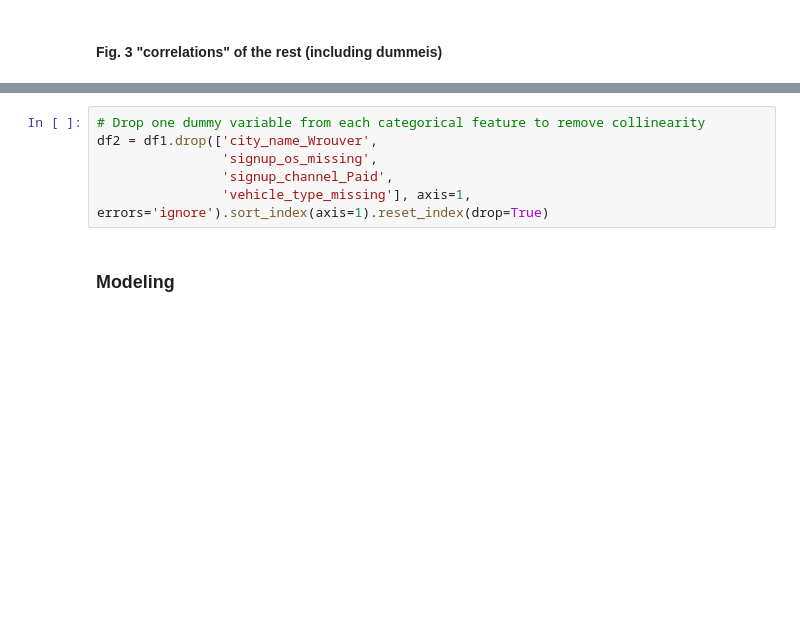
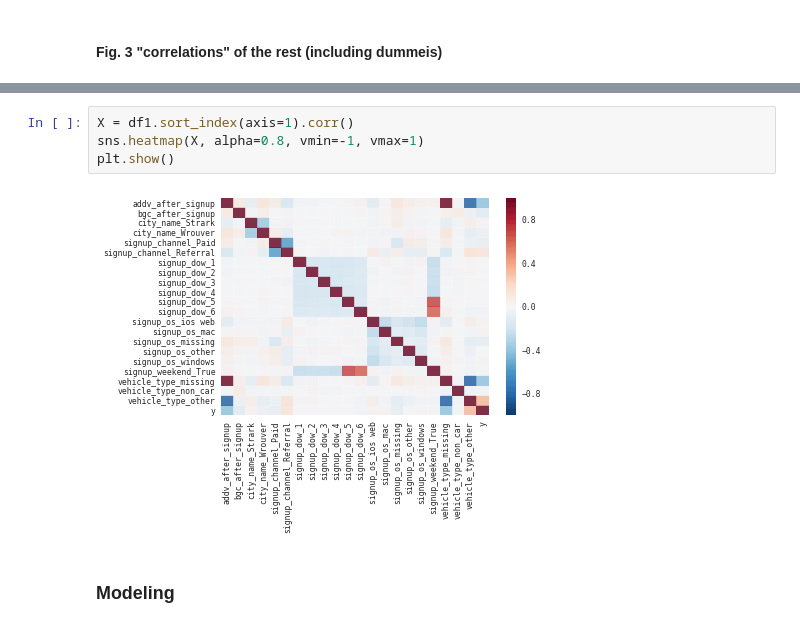
Before and after one commit to yuwei2341/PYSCRP, a Jupyter notebook: tosort/EDA.ipynb, the cells around one changed output, grey strips where cells are left out. Drawn from its saved outputs; the diff is of its cells as text; blank space fills up the shorter version.

```diff
--- a/tosort/EDA.ipynb
+++ b/tosort/EDA.ipynb
@@ -272,9 +319,9 @@ plt.show()
-# %%
-# Drop one dummy variable from each categorical feature to remove collinearity
-df2 = df1.drop(['city_name_Wrouver',
-                'signup_os_missing',
-                'signup_channel_Paid',
-                'vehicle_type_missing'], axis=1, errors='ignore').sort_index(axis=1).reset_index(drop=True)
+# %%
+X = df1.sort_index(axis=1).corr()
+sns.heatmap(X, alpha=0.8, vmin=-1, vmax=1)
+plt.show()
+# %% [output]
+[figure, added]
 # %% [markdown]
 ### Modeling
 # %%
```
Also changed, not shown: parts of 19 cells of this notebook, 2 other files.
